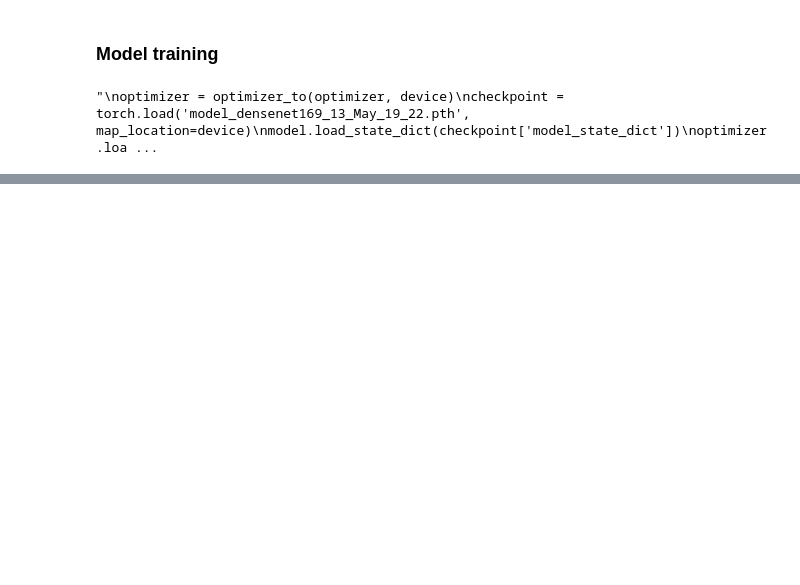
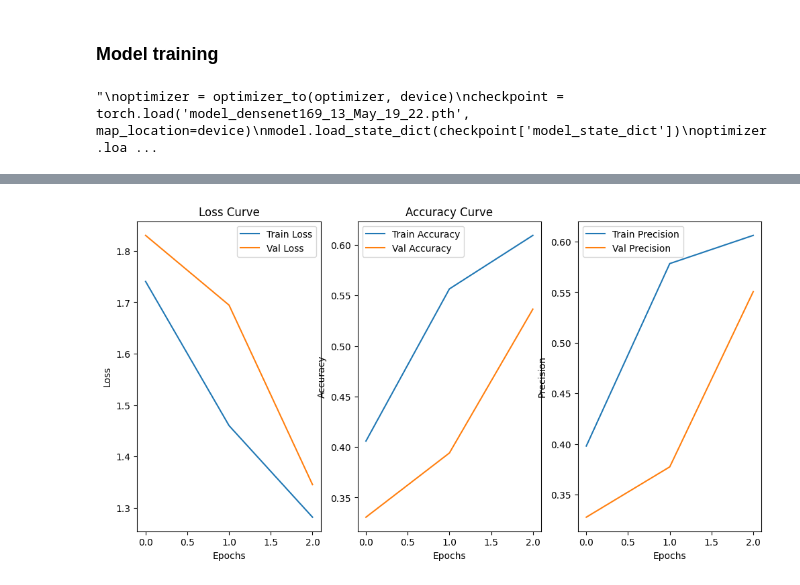
Before and after one commit to konradflis/Music-Classification, a Jupyter notebook: densenet/densenet_cross_val.ipynb, the cells around one changed output, grey strips where cells are left out. Saved outputs shown, nothing was run; the diff lists cells and outputs as text; code cells hidden in the pictures; blank space fills up the shorter version.

```diff
--- a/densenet/densenet_cross_val.ipynb
+++ b/densenet/densenet_cross_val.ipynb
@@ -192,7 +192,6 @@ optimizer = optim.Adam(model.parameters(), lr=1e-4)
 
 
 start_epoch = 0
-num_epochs = 25
 
 
 train_losses = []
@@ -357,8 +356,8 @@ def run_cross_validation(model_fn, df, root_dir, transform, num_classes,
         val_df = df.iloc[val_idx].reset_index(drop=True)
 
         # Datasets
-        train_dataset = SpectrogramDataset(train_df, root_dir, transform)
-        val_dataset = SpectrogramDataset(val_df, root_dir, transform)
+        train_dataset = SpectrogramDataset(dataframe=train_df, root_dir=root_dir, transform=transform)
+        val_dataset = SpectrogramDataset(dataframe=val_df, root_dir=root_dir, transform=transform)
 
         train_loader = DataLoader(train_dataset, batch_size=batch_size, shuffle=True)
         val_loader = DataLoader(val_dataset, batch_size=batch_size, shuffle=False)
@@ -402,15 +401,16 @@ def run_cross_validation(model_fn, df, root_dir, transform, num_classes,
     return all_fold_metrics, avg_metrics, metrics_all
 
 
+num_epochs = 3
 metrics, avg, all_metrics = run_cross_validation(
     model_fn=model,
     df=pd.read_csv('densenet_dataset_split/cross_val.csv'),
     root_dir='../project_data/spectrograms',
     transform=transform,
     num_classes=10,
-    k=5,
+    k=2,
     batch_size=32,
-    epochs=1,
+    epochs=num_epochs,
     lr=1e-4,
     device='cuda',
     patience=5
@@ -470,36 +491,39 @@ plt.show()
 # %%
 # Plotting the Loss and Accuracy curves
 plt.figure(figsize=(12, 6))
 
+num_epochs = 3
 # Losses
 plt.subplot(1, 3, 1)
-plt.plot(range(num_epochs), np.mean(all_metrics['train_loss']), label='Train Loss')
-plt.plot(range(num_epochs), np.mean(all_metrics['val_loss']), label='Val Loss')
+plt.plot(range(num_epochs), np.mean(all_metrics['train_loss'], axis=0), label='Train Loss')
+plt.plot(range(num_epochs), np.mean(all_metrics['val_loss'], axis=0), label='Val Loss')
 plt.title("Loss Curve")
 plt.xlabel("Epochs")
 plt.ylabel("Loss")
 plt.legend()
 
 # Accuracy
 plt.subplot(1, 3, 2)
-plt.plot(range(num_epochs), np.mean(all_metrics['train_accuracy']), label='Train Accuracy')
-plt.plot(range(num_epochs), np.mean(all_metrics['val_accuracy']), label='Val Accuracy')
+plt.plot(range(num_epochs), np.mean(all_metrics['train_accuracy'], axis=0), label='Train Accuracy')
+plt.plot(range(num_epochs), np.mean(all_metrics['val_accuracy'], axis=0), label='Val Accuracy')
 plt.title("Accuracy Curve")
 plt.xlabel("Epochs")
 plt.ylabel("Accuracy")
 plt.legend()
 
 # Precision
 plt.subplot(1, 3, 3)
-plt.plot(range(num_epochs), np.mean(all_metrics['train_precision']), label='Train Precision')
-plt.plot(range(num_epochs), np.mean(all_metrics['val_precision']), label='Val Precision')
+plt.plot(range(num_epochs), np.mean(all_metrics['train_precision'], axis=0), label='Train Precision')
+plt.plot(range(num_epochs), np.mean(all_metrics['val_precision'], axis=0), label='Val Precision')
 plt.title("Precision Curve")
 plt.xlabel("Epochs")
 plt.ylabel("Precision")
 plt.legend()
 
 plt.title('')
 plt.show()
+# %% [output]
+[figure, added]
 # %%
 
 torch.save({
```
Also changed, not shown: parts of 3 cells of this notebook.
